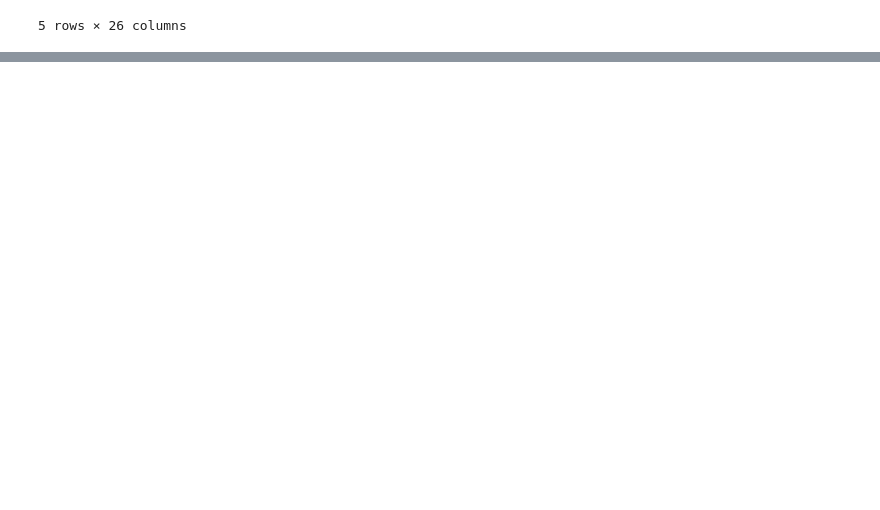
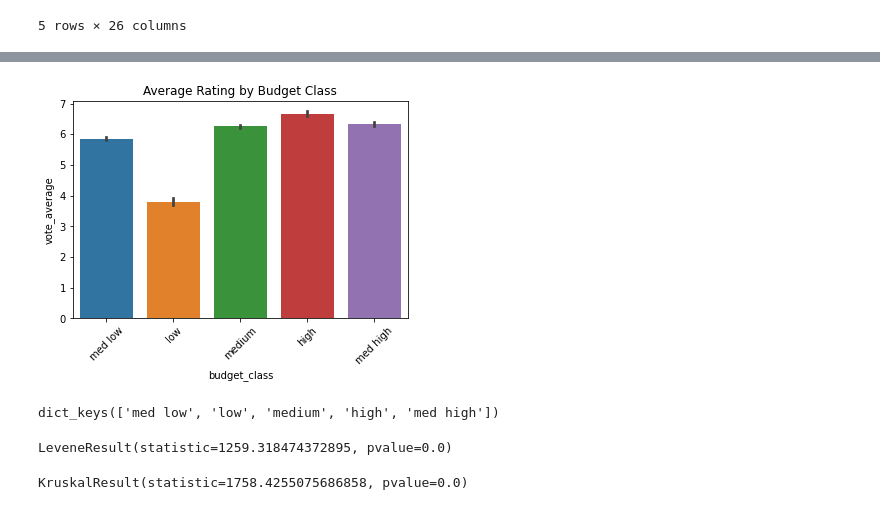
Before and after one commit to bemadi/Project-3, a Jupyter notebook: Part 4 - Hypothesis Testing.ipynb, the cells around one changed output, grey strips where cells are left out. Cells and saved outputs as stored; diff of their text form; code cells hidden in the pictures; blank space fills up the shorter version.

```diff
--- a/Part 4 - Hypothesis Testing.ipynb
+++ b/Part 4 - Hypothesis Testing.ipynb
@@ -394,0 +414,3 @@ Our pvalue is smaller than our alpha, so we will **reject the null hypothesis**
+# %%
+df_budg = df
+df_budg.info()
@@ -394,0 +435,17 @@ Our pvalue is smaller than our alpha, so we will **reject the null hypothesis**
+# %%
+def classify_budget(budget):
+    if budget > 1 and budget < 999999:
+        return 'low'
+    elif budget > 1000000 and budget < 14999999:
+        return 'med low'
+    elif budget > 15000000 and budget < 49999999:
+        return 'medium'
+    elif budget > 50000000 and budget < 99999999:
+        return 'med high'
+    elif budget > 100000000:
+        return 'high'
+    else:
+        return np.nan
+# %%
+df_budg['budget_class'] = df['budget'].apply(classify_budget)
+df_budg.head()
@@ -394,0 +469,3 @@ Our pvalue is smaller than our alpha, so we will **reject the null hypothesis**
+# %%
+df_budg = df_budg.dropna(subset=['budget_class'], how='all')
+df_budg.head()
@@ -394,0 +523,22 @@ Our pvalue is smaller than our alpha, so we will **reject the null hypothesis**
+# %%
+ax = sns.barplot(data=df_budg, x='budget_class', y='vote_average')
+ax.set_title('Average Rating by Budget Class')
+ax.set_xticklabels(ax.get_xticklabels(), rotation = 45);
+# %% [output]
+[figure, added]
+# %%
+groups = {}
+for i in df_budg['budget_class'].unique():
+    data = df_budg.loc[df_budg['budget_class']==i, 'vote_average'].copy()
+    groups[i] = data
+groups.keys()
+# %% [output]
+dict_keys(['med low', 'low', 'medium', 'high', 'med high'])
+# %%
+stats.levene(*groups.values())
+# %% [output]
+LeveneResult(statistic=1259.318474372895, pvalue=0.0)
+# %%
+stats.kruskal(*groups.values())
+# %% [output]
+KruskalResult(statistic=1758.4255075686858, pvalue=0.0)
```
Also changed, not shown: parts of 21 cells of this notebook, 2 other files.
